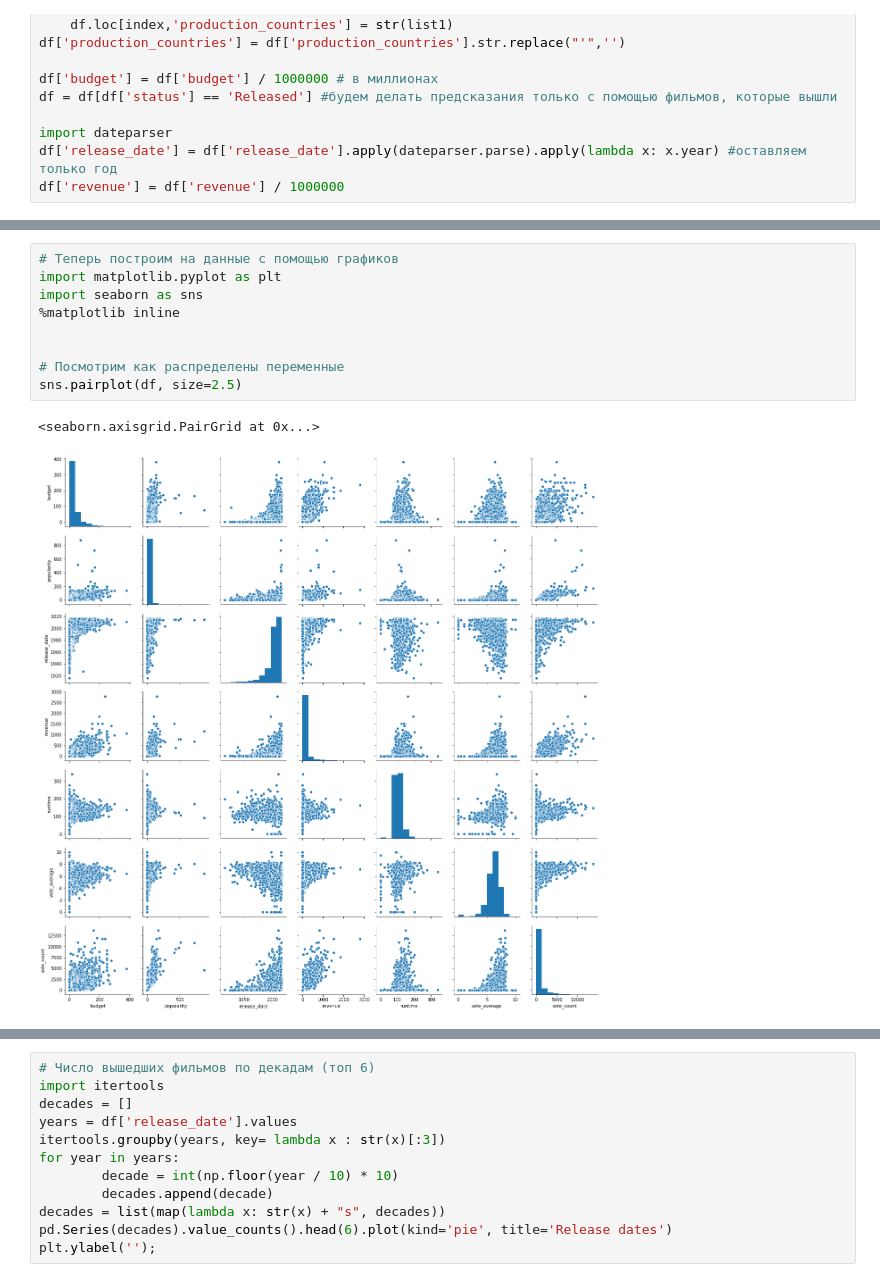
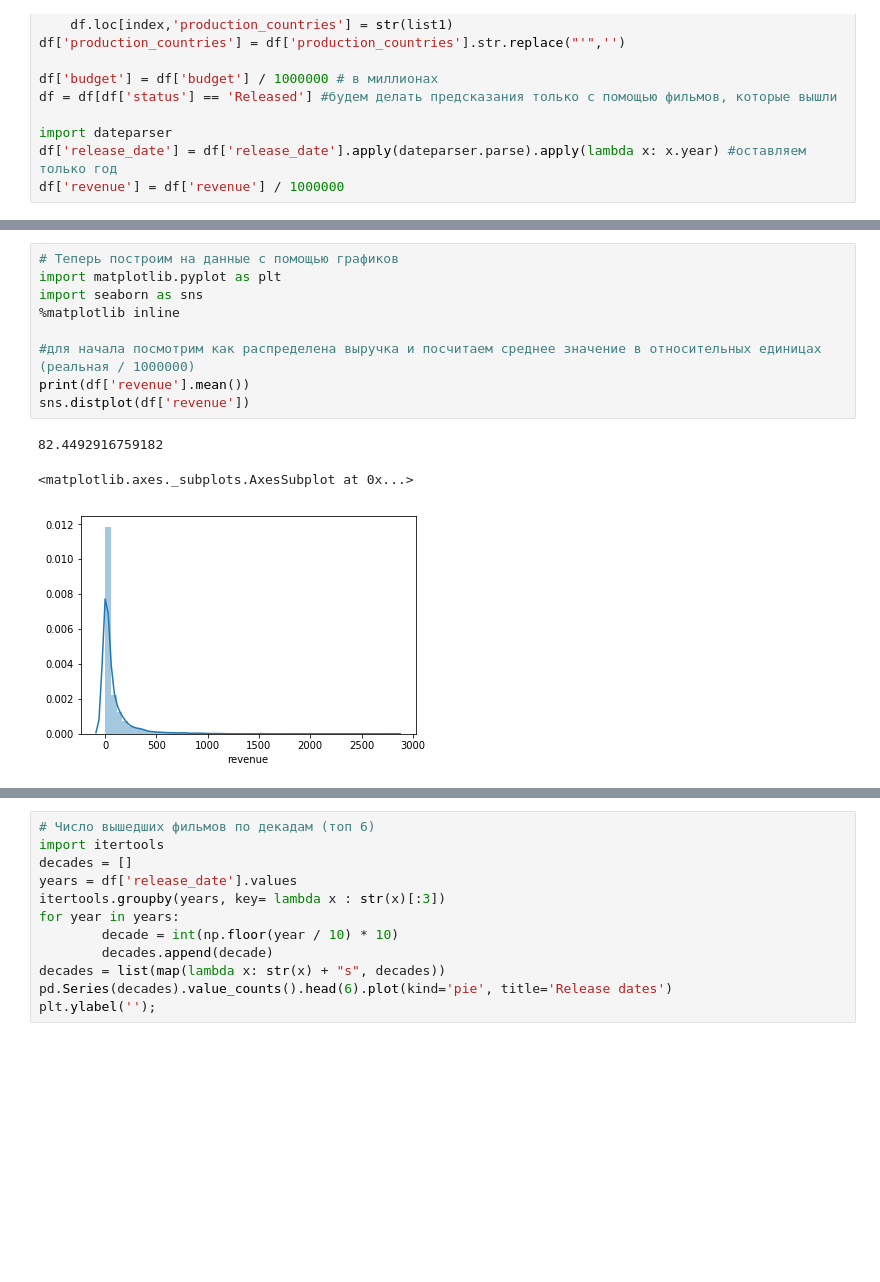
Before and after one commit to tolya231/movie, a Jupyter notebook: index.ipynb, the cells around one changed output, grey strips where cells are left out. Drawn from its saved outputs; the diff is of its cells as text; blank space fills up the shorter version.

Commit message:
was added description and several plots

```diff
--- a/index.ipynb
+++ b/index.ipynb
@@ -95,12 +98,13 @@ df.head(5)
 # %%
 # Теперь построим на данные с помощью графиков
 import matplotlib.pyplot as plt
 import seaborn as sns
 %matplotlib inline
 
-
-# Посмотрим как распределены переменные
-sns.pairplot(df, size=2.5)
+#для начала посмотрим как распределена выручка и посчитаем среднее значение в относительных единицах (реальная / 1000000)
+print(df['revenue'].mean())
+sns.distplot(df['revenue'])
 # %% [output]
-<seaborn.axisgrid.PairGrid at 0x...>
+82.4492916759182
+<matplotlib.axes._subplots.AxesSubplot at 0x...>
-[figure, old version]
+[figure, new version]
```
Also changed, not shown: parts of 18 cells of this notebook, 2 other files.
